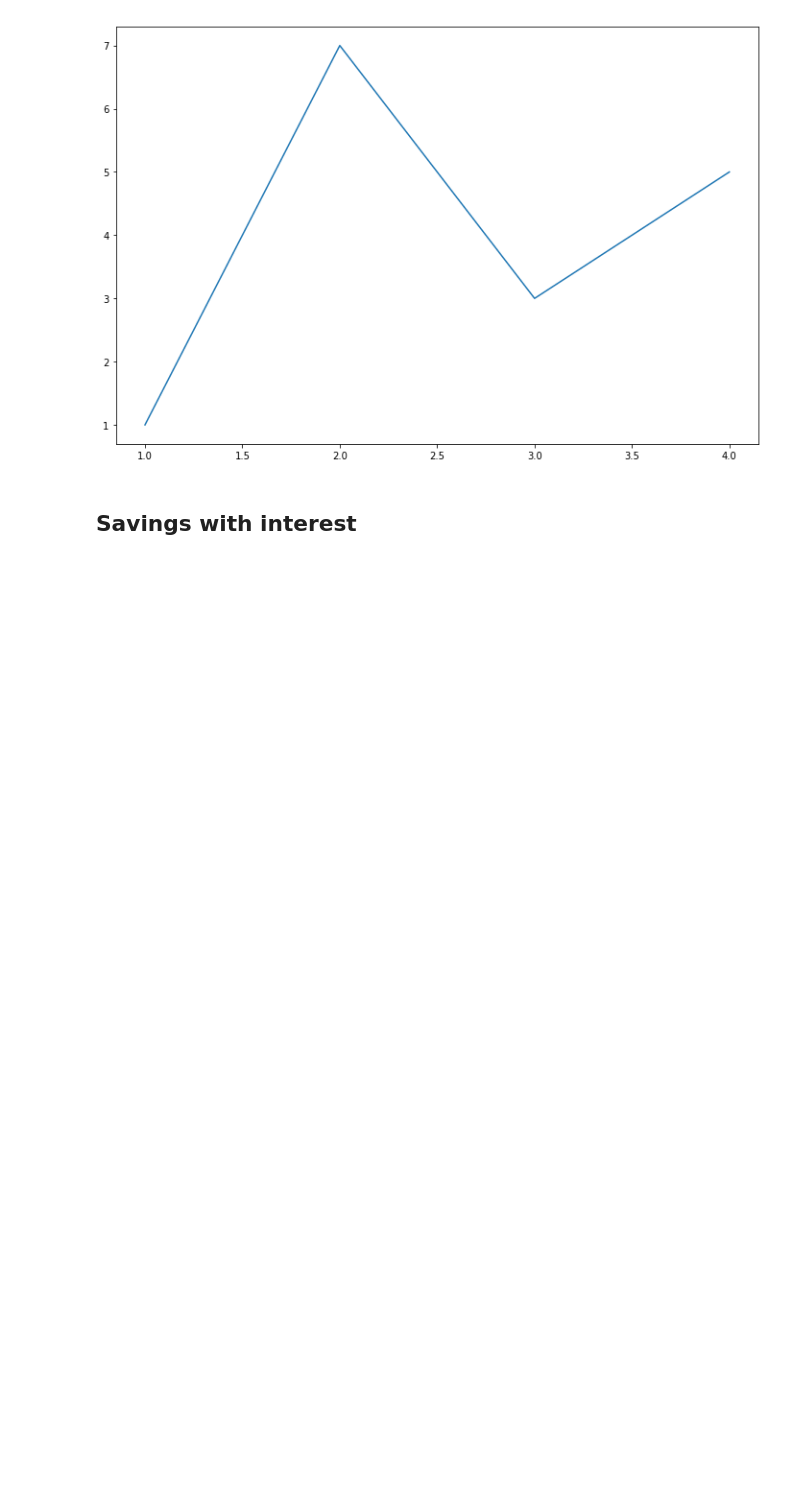
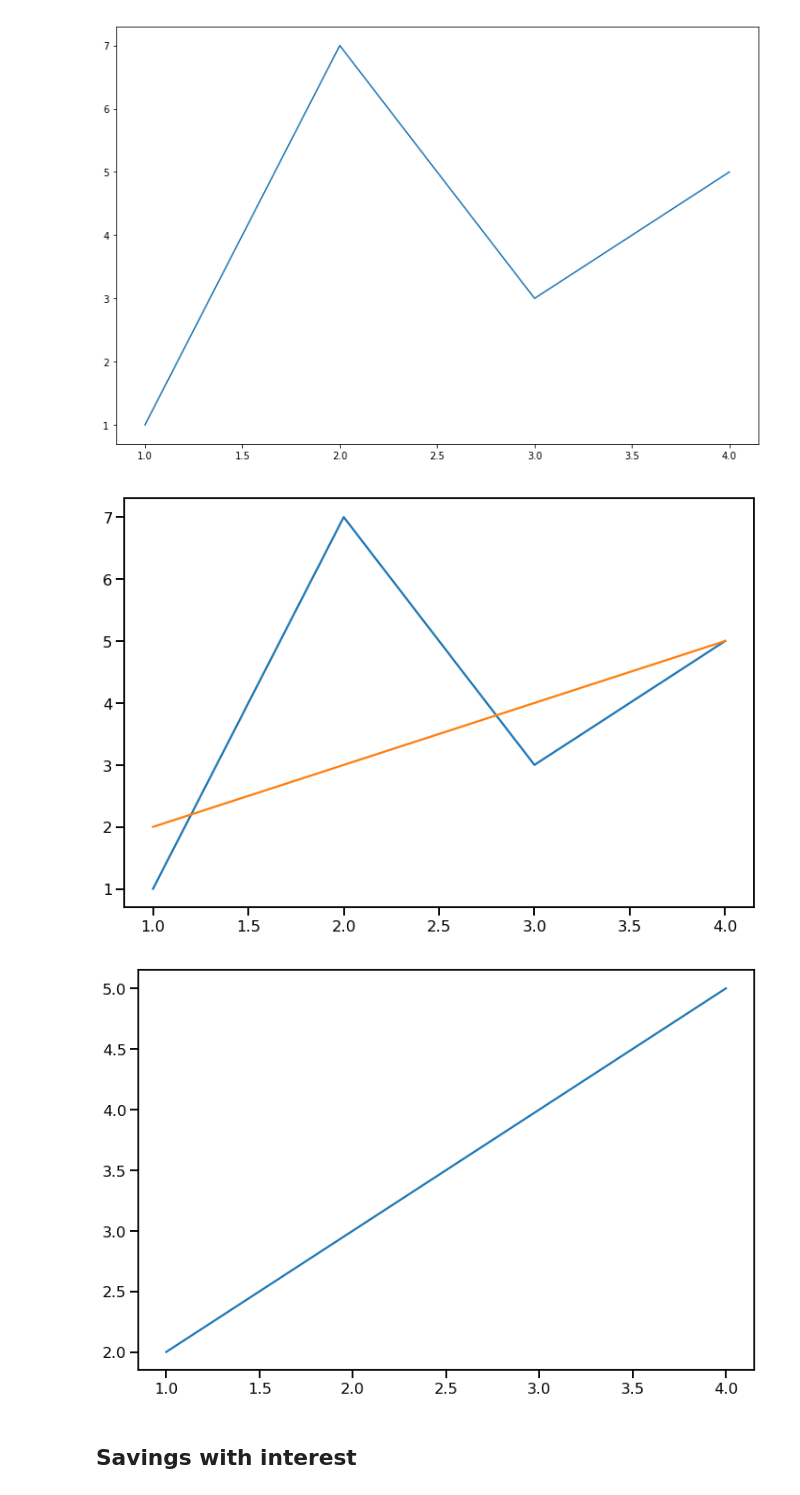
Before and after one commit to wilkens-teaching/dhgrad2019, a Jupyter notebook: notebooks/06 Plotting.ipynb, the cells around one changed output. Cells and saved outputs as stored; diff of their text form; code cells hidden in the pictures; blank space fills up the shorter version.

```diff
--- a/notebooks/06 Plotting.ipynb
+++ b/notebooks/06 Plotting.ipynb
@@ -12,6 +12,18 @@ pylab.plot([1,2,3,4], [1,7,3,5])
 pylab.show() # or use pylab.savefig('filename.png') to save image to disk
 # %% [output]
 [figure]
+# %%
+# Address specific figures ...
+pylab.figure(1)
+pylab.plot([1,2,3,4], [1,7,3,5])
+pylab.figure(2)
+pylab.plot([1,2,3,4], [2,3,4,5])
+pylab.figure(1)
+pylab.plot([1,2,3,4], [2,3,4,5])
+pylab.show() # or use pylab.savefig('filename.png') to save image to disk
+# %% [output]
+[figure, added]
+[figure, added]
 # %% [markdown]
 ## Savings with interest
 # %%
```
